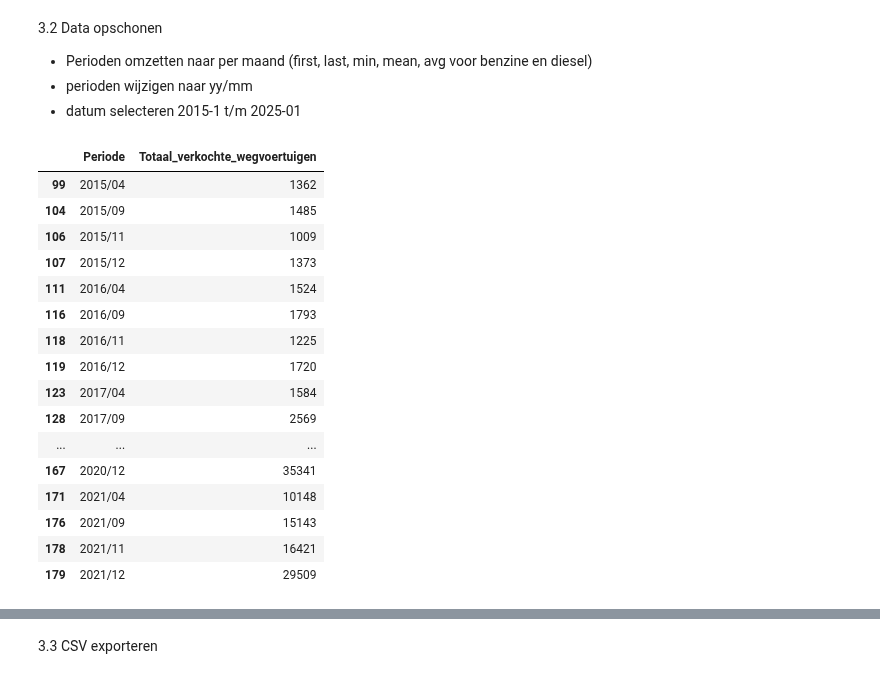
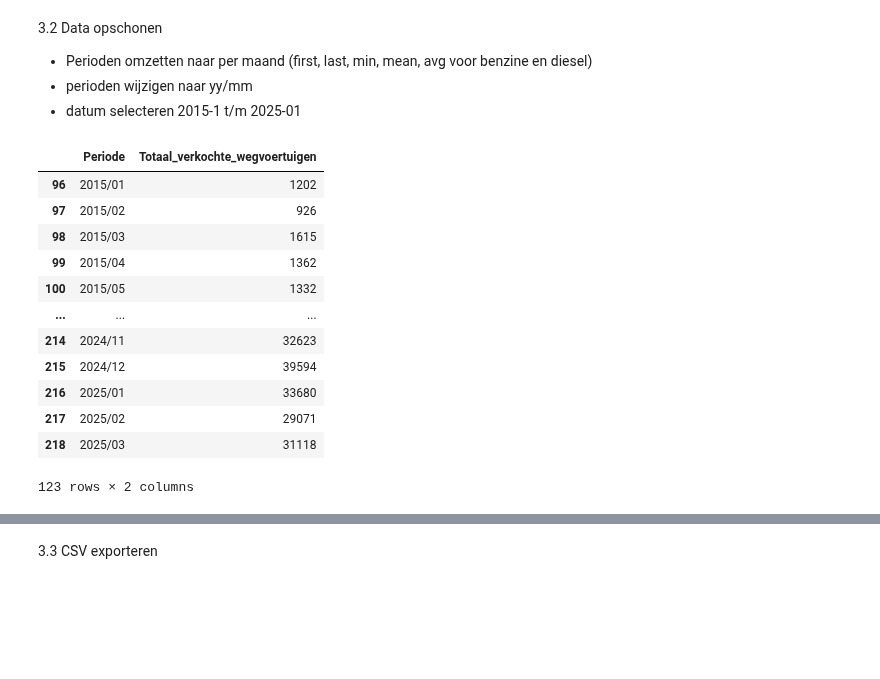
Before and after one commit to DylanHaaz/Tryhard, a Jupyter notebook: Code/Data exploration/Versie 1/Datainladen_1_.IPYNB, the cells around one changed output, grey strips where cells are left out. Drawn from its saved outputs; the diff is of its cells as text; code cells hidden in the pictures; blank space fills up the shorter version.

```diff
--- a/Code/Data exploration/Versie 1/Datainladen_1_.IPYNB
+++ b/Code/Data exploration/Versie 1/Datainladen_1_.IPYNB
@@ -290,51 +363,44 @@ display(df_wegvoertuigenRaw)
 -  perioden wijzigen naar yy/mm
 - datum selecteren 2015-1 t/m 2025-01
 # %%
+# 1. Sterretjes verwijderen
+df_wegvoertuigenRaw['Perioden'] = df_wegvoertuigenRaw['Perioden'].str.replace('*', '', regex=False).str.strip()
 
-# 1. Alleen relevante kolommen behouden
-df_wegvoertuigen = df_wegvoertuigenRaw[['Perioden', 'Totaal verkochte wegvoertuigen (aantal)']].copy()
-
-# 2. Drop lege rijen (verwijder records zonder verkochte voertuigen)
-df_wegvoertuigen = df_wegvoertuigen.dropna(subset=['Totaal verkochte wegvoertuigen (aantal)'])
+# 2. Nederlandse maandnamen vervangen door Engelse
+for nl, eng in maand_mapping.items():
+    df_wegvoertuigenRaw['Perioden'] = df_wegvoertuigenRaw['Perioden'].str.replace(nl, eng, regex=False)
 
 # 3. Periode omzetten naar datetime
-df_wegvoertuigen['Perioden'] = pd.to_datetime(df_wegvoertuigen['Perioden'], format='%Y %B', errors='coerce')
+df_wegvoertuigenRaw['Periode'] = pd.to_datetime(df_wegvoertuigenRaw['Perioden'], format='%Y %B', errors='coerce')
 
 # 4. Omzetten naar YYYY/MM string
-df_wegvoertuigen['Perioden'] = df_wegvoertuigen['Perioden'].dt.strftime('%Y/%m')
+df_wegvoertuigenRaw['Periode'] = df_wegvoertuigenRaw['Periode'].dt.strftime('%Y/%m')
 
-# 5. Duplicates verwijderen (soms komen dezelfde maanden meerdere keren voor)
-df_wegvoertuigen = df_wegvoertuigen.drop_duplicates(subset=['Perioden'])
+# 5. Alleen relevante kolommen behouden
+df_wegvoertuigen = df_wegvoertuigenRaw[['Periode', 'Totaal verkochte wegvoertuigen (aantal)']]
 
-# 6. Filter op periode 2015-01 t/m 2025-04
+# 5b. Filter op periode 2015/01 t/m 2025/03
 df_wegvoertuigen = df_wegvoertuigen[
-    (df_wegvoertuigen['Perioden'] >= '2015/01') &
-    (df_wegvoertuigen['Perioden'] <= '2025/04')
+    (df_wegvoertuigen['Periode'] >= '2015/01') &
+    (df_wegvoertuigen['Periode'] <= '2025/03')
 ]
 
-# 7. Kolommen hernoemen
-df_wegvoertuigen = df_wegvoertuigen.rename(columns={
-    'Perioden': 'Periode',
-    'Totaal verkochte wegvoertuigen (aantal)': 'Totaal_verkochte_wegvoertuigen'
-})
+# 6. Kolom hernoemen
+df_wegvoertuigen.rename(columns={'Totaal verkochte wegvoertuigen (aantal)': 'Totaal_verkochte_wegvoertuigen'}, inplace=True)
 
-# 8. Resultaat bekijken
+# 7. Resultaat bekijken
 display(df_wegvoertuigen)
 # %% [output]
 |  | Periode | Totaal_verkochte_wegvoertuigen |
+| 96 | 2015/01 | 1202 |
+| 97 | 2015/02 | 926 |
+| 98 | 2015/03 | 1615 |
 | 99 | 2015/04 | 1362 |
-| 104 | 2015/09 | 1485 |
-| 106 | 2015/11 | 1009 |
-| 107 | 2015/12 | 1373 |
-| 111 | 2016/04 | 1524 |
-| 116 | 2016/09 | 1793 |
-| 118 | 2016/11 | 1225 |
-| 119 | 2016/12 | 1720 |
-| 123 | 2017/04 | 1584 |
-| 128 | 2017/09 | 2569 |
+| 100 | 2015/05 | 1332 |
 | ... | ... | ... |
-| 167 | 2020/12 | 35341 |
-| 171 | 2021/04 | 10148 |
-| 176 | 2021/09 | 15143 |
-| 178 | 2021/11 | 16421 |
-| 179 | 2021/12 | 29509 |
+| 214 | 2024/11 | 32623 |
+| 215 | 2024/12 | 39594 |
+| 216 | 2025/01 | 33680 |
+| 217 | 2025/02 | 29071 |
+| 218 | 2025/03 | 31118 |
+123 rows × 2 columns
```
Also changed, not shown: parts of 19 cells of this notebook.
